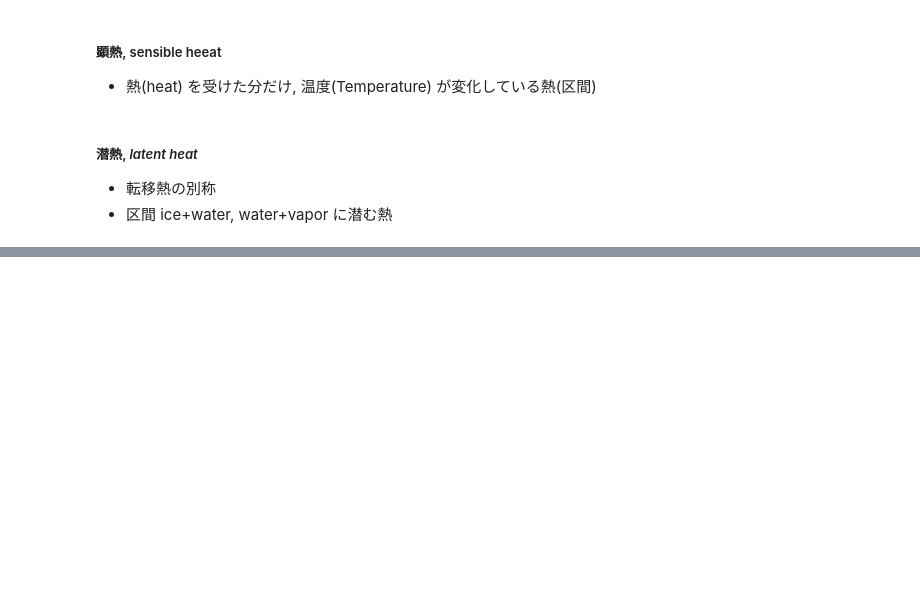
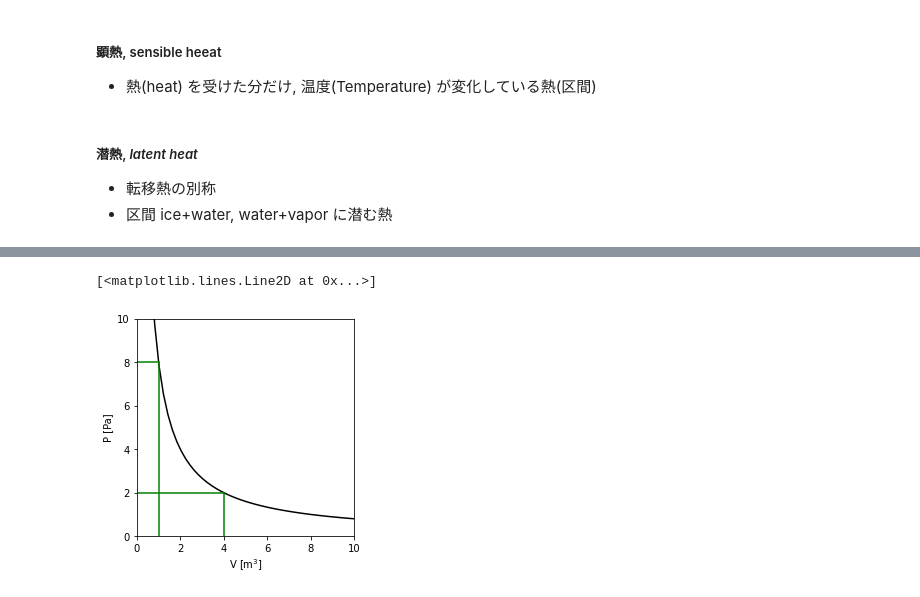
Before and after one commit to kzhkAKT/Phys2AKTuniv, a Jupyter notebook: 10_Oct/1502_理想気体のモル熱容量.ipynb, the cells around one changed output, grey strips where cells are left out. Cells and saved outputs as stored; diff of their text form; code cells hidden in the pictures; blank space fills up the shorter version.

```diff
--- a/10_Oct/1502_理想気体のモル熱容量.ipynb
+++ b/10_Oct/1502_理想気体のモル熱容量.ipynb
@@ -23,0 +44,26 @@
+# %%
+#@title ΔT=0 では PV 一定
+%matplotlib inline
+
+import matplotlib.pyplot as plt
+import numpy as np
+
+x = np.linspace(0.001, 10, 50)
+
+fig = plt.figure()
+ax = fig.add_subplot(111)
+
+plt.xlim([0,10])
+plt.ylim([0,10])
+
+ax.set_aspect('equal', adjustable='box')
+ax.set_ylabel('P [Pa]')
+ax.set_xlabel('V [m$^3$]')
+
+plt.plot(x, 8/x, '-', color="k")
+plt.plot([0,1,1],[8,8,0],color="g")
+#plt.plot([0,2,2],[4,4,0],color="r")
+plt.plot([0,4,4],[2,2,0],color="g")
+# %% [output]
+[<matplotlib.lines.Line2D at 0x...>]
+[figure, added]
```
Also changed, not shown: parts of 22 cells of this notebook.
